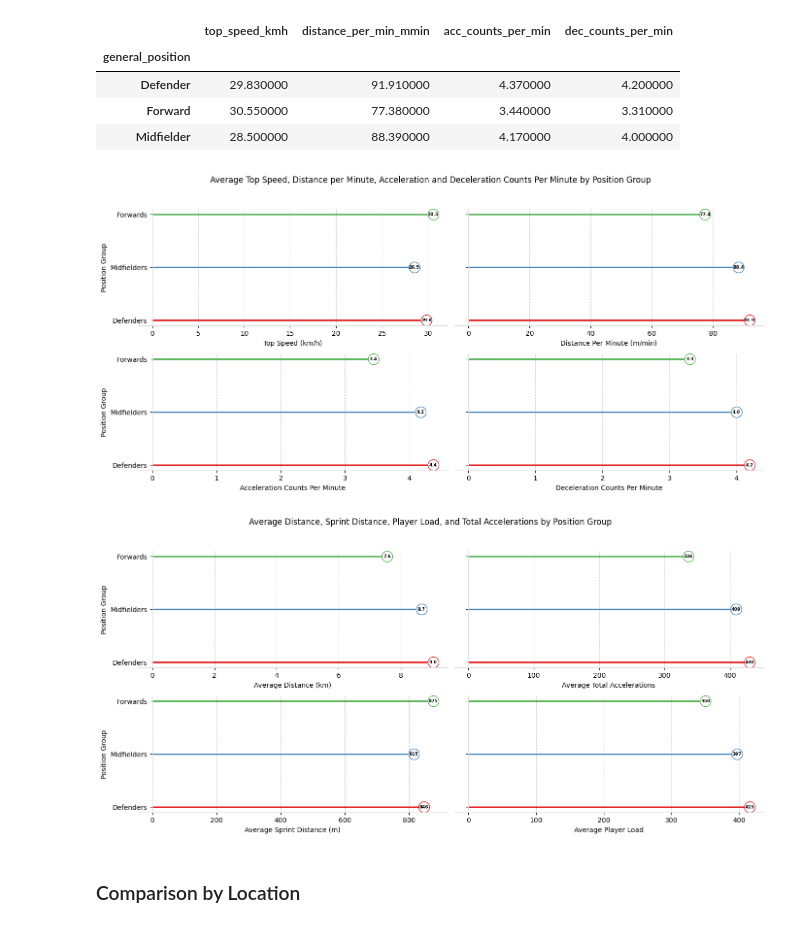
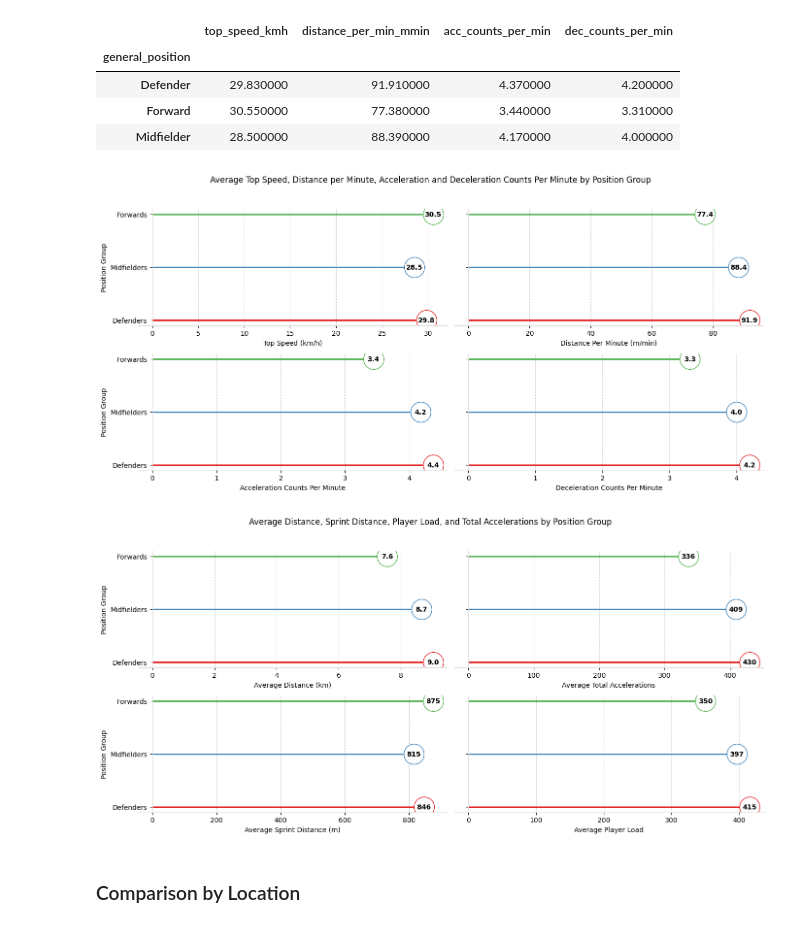
Before and after one commit to humphrey-nyanzi/physical-data-pipeline, a Jupyter notebook: analysis_UPL_2025.ipynb, the cells around one changed output. Saved outputs shown, nothing was run; the diff lists cells and outputs as text; code cells hidden in the pictures.

```diff
--- a/analysis_UPL_2025.ipynb
+++ b/analysis_UPL_2025.ipynb
@@ -268,13 +268,13 @@ uploaded_matches = {
     "Soltilo Bright Stars FC": 29,
     "Police FC": 28,
     "Kitara FC": 29,
-    "UPDF FC": 30,
-    "KCCA FC": 28,
+    "UPDF FC": 29,
+    "KCCA FC": 30,
     "NEC FC": 30,
     "Maroons FC": 25,
     "Wakiso Giants FC": 25,
     "BUL FC": 30,
-    "SC Villa": 19,
+    "SC Villa": 20,
     "Mbale Heroes FC": 14,
     "Express FC": 9
 }
@@ -862,39 +859,39 @@ for ax, (metric, xlabel) in zip(axes.flatten(), metrics_to_plot):
     n = len(avg_by_position)
     y_positions = np.arange(n)
     palette = sns.color_palette('Set1', n)
-    circle_radius = 16
+    circle_radius = 30
 
     for y, (pos, val), color in zip(y_positions, avg_by_position.items(), palette):
         ax.hlines(y=y, xmin=0, xmax=val, color=color, linewidth=2)
         ax.plot(val, y, 'o', markeredgecolor=color, markersize=circle_radius, markerfacecolor='white')
         if metric == 'top_speed_kmh':
             text_val = f'{val:.1f}'
         elif metric == 'distance_per_min_mmin':
             text_val = f'{val:.1f}'
         elif metric == 'acc_counts_per_min':
             text_val = f'{val:.1f}'
         else:
             text_val = f'{val:.1f}'
-        ax.text(val, y, text_val, va='center', ha='center', fontsize=6.5, color='black', fontweight='bold')
+        ax.text(val, y, text_val, va='center', ha='center', fontsize=10, color='black', fontweight='bold')
 
     yticklabels = [f"{pos}s" for pos in position_order]
     ax.set_yticks(y_positions)
     ax.set_yticklabels(yticklabels, color='#E0DCDD')
     ax.set_xlabel(xlabel)
     ax.grid(axis='x', linestyle='--', alpha=0.6)
     ax.spines['top'].set_visible(False)
     ax.spines['right'].set_visible(False)
     ax.spines['left'].set_position(('data', 0))
     ax.spines['left'].set_color('#E0DCDD')
     ax.spines['bottom'].set_color('#E0DCDD')
 
 axes[0,0].set_ylabel('Position Group')
 axes[1,0].set_ylabel('Position Group')
 fig.suptitle('Average Top Speed, Distance per Minute, Acceleration and Deceleration Counts Per Minute by Position Group')
 plt.tight_layout(rect=[0, 0.03, 1, 0.95])
 plt.show()
 # %% [output]
-[figure, old version]
+[figure, new version]
 # %%
 # Draw thin horizontal lines with a large circle at the end for each position group, for four metrics in a 2x2 grid
 
@@ -915,7 +912,7 @@ for ax, (metric, xlabel) in zip(axes.flatten(), metrics_to_plot):
     n = len(avg_by_position)
     y_positions = np.arange(n)
     palette = sns.color_palette('Set1', n)
-    circle_radius = 16
+    circle_radius = 30
 
     for y, (pos, val), color in zip(y_positions, avg_by_position.items(), palette):
         ax.hlines(y=y, xmin=0, xmax=val, color=color, linewidth=2)
@@ -928,7 +925,7 @@ for ax, (metric, xlabel) in zip(axes.flatten(), metrics_to_plot):
             text_val = f'{val:.0f}'
         else:
             text_val = f'{val:.0f}'
-        ax.text(val, y, text_val, va='center', ha='center', fontsize=6.5, color='black', fontweight='bold')
+        ax.text(val, y, text_val, va='center', ha='center', fontsize=10, color='black', fontweight='bold')
 
     yticklabels = [f"{pos}s" for pos in position_order]
     ax.set_yticks(y_positions)
@@ -947,7 +944,7 @@ fig.suptitle('Average Distance, Sprint Distance, Player Load, and Total Accelera
 plt.tight_layout(rect=[0, 0.03, 1, 0.95])
 plt.show()
 # %% [output]
-[figure, old version]
+[figure, new version]
 # %% [markdown]
 ### Comparison by Location
 # %%
```
Also changed, not shown: parts of 24 cells of this notebook, 22 other files.
